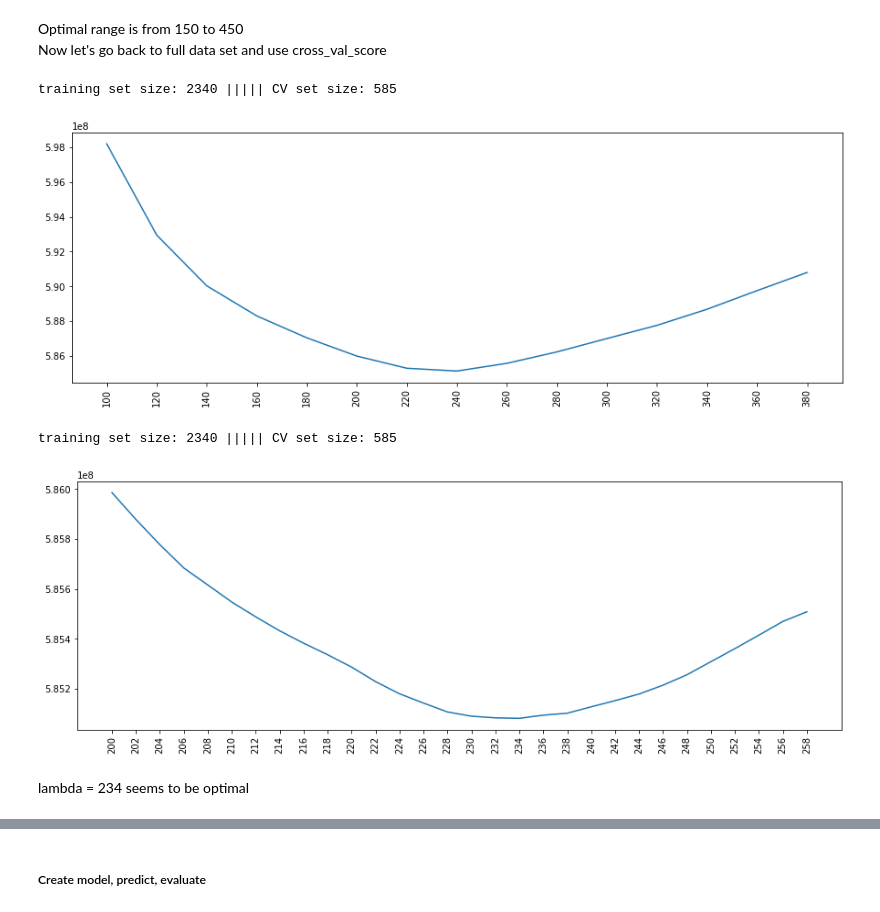
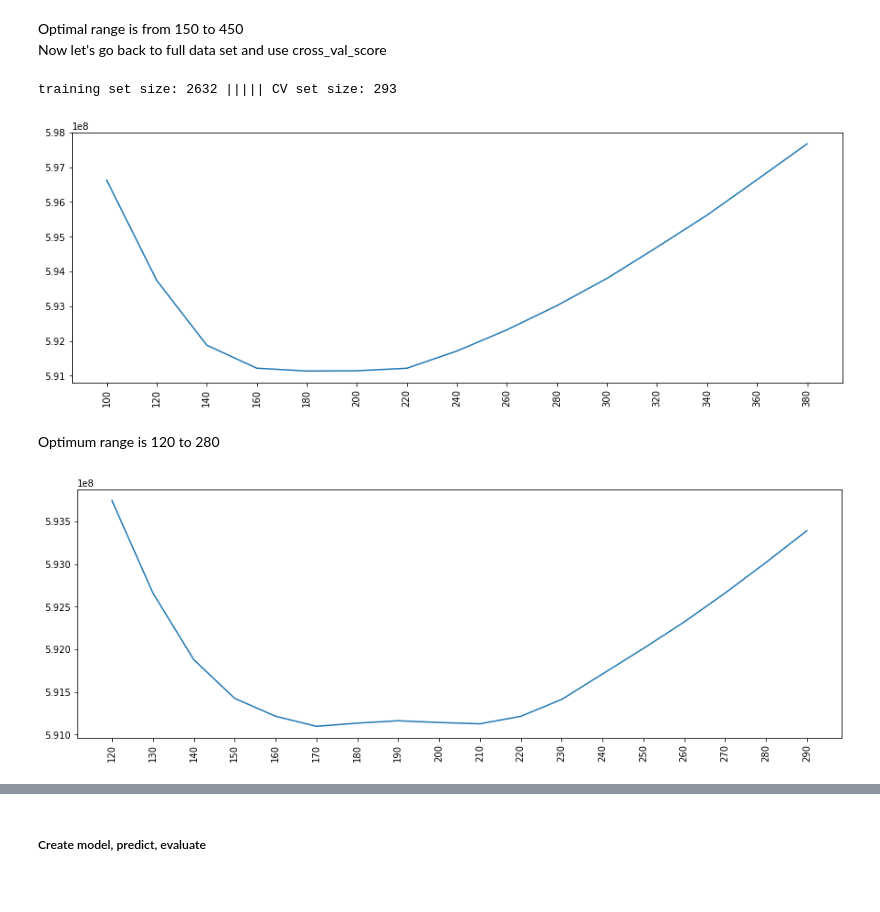
Before and after one commit to kyungoh22/machine_learning, a Jupyter notebook: supervised_learning/housing_price_prediction_model_part2.ipynb, the cells around one changed output, grey strips where cells are left out. Drawn from its saved outputs; the diff is of its cells as text; code cells hidden in the pictures.

```diff
--- a/supervised_learning/housing_price_prediction_model_part2.ipynb
+++ b/supervised_learning/housing_price_prediction_model_part2.ipynb
@@ -337,7 +312,7 @@ Let's use a bigger training set now (80%) and use cross_val_score.
 # %%
 # Split training / test set
 
-X_train, X_test, y_train, y_test = train_test_split(poly_features, y, test_size=0.2, random_state=101)
+X_train, X_test, y_train, y_test = train_test_split(poly_features, y, test_size=0.1, random_state=101)
 
 print (f'training set size: {len(X_train)} ||||| CV set size: {len(X_test)}')
 # %% [output]
@@ -349,7 +324,7 @@ scaler.fit(X_train)
 scaled_X_train = scaler.transform(X_train)
 scaled_X_test = scaler.transform(X_test)
 # %%
-alphas = [10 + 2*i for i in range(100)]
+alphas = [10 + 2*i for i in range(150)]
 cv_errors = []
 for alpha in alphas:
     model = Ridge(alpha = alpha)
@@ -377,7 +352,7 @@ lambda = 158 is our optimal value
 <h5> Create Model, Predict, Evaluate </h5>
 # %%
 # Create model
-model = Ridge (alpha = 158)
+model = Ridge (alpha = 164)
 model.fit(scaled_X_train, y_train)
 
 # Predict
@@ -386,5 +361,5 @@ y_pred = model.predict(scaled_X_test)
 # Evaluate
 MSE = mean_squared_error(y_pred, y_test)
 RMSE = np.sqrt(MSE)
-100*RMSE / df['SalePrice'].mean()
+round(100*RMSE / df['SalePrice'].mean(), 2)
 # %% [output]
@@ -478,24 +455,26 @@ plt.show()
 # %% [markdown]
 Optimal range is from 150 to 450 <br>
 Now let's go back to full data set and use cross_val_score
+# %%
+# Split training / test
+
+X_train, X_test, y_train, y_test = train_test_split(poly_features, y, test_size=0.1, random_state=101)
+
+print (f'training set size: {len(X_train)} ||||| CV set size: {len(X_test)}')
+
+# Scale data
+scaler = StandardScaler()
+scaler.fit(X_train)
+scaled_X_train = scaler.transform(X_train)
+scaled_X_test = scaler.transform(X_test)
+# %% [output]
+training set size: 2632 ||||| CV set size: 293
 # %%
-# Split training / test
-
-X_train, X_test, y_train, y_test = train_test_split(poly_features, y, test_size=0.2, random_state=101)
-
-print (f'training set size: {len(X_train)} ||||| CV set size: {len(X_test)}')
-
-# Scale data
-scaler = StandardScaler()
-scaler.fit(X_train)
-scaled_X_train = scaler.transform(X_train)
-scaled_X_test = scaler.transform(X_test)
-
 # Compute errors for range of lambda values
 alphas = [100 + 20*i for i in range(15)]
 cv_errors = []
 for alpha in alphas:
-    model = Lasso(alpha = alpha)
+    model = Lasso(alpha = alpha, max_iter= 10000)
     scores = cross_val_score(model, scaled_X_train, y_train, scoring='neg_mean_squared_error',cv=5)
     avg_score = abs(scores).mean()
     cv_errors.append(avg_score)
@@ -507,38 +486,24 @@ plt.xticks(ticks = range(len(alphas)), labels = alphas)
 plt.xticks(rotation = 90)
 plt.show()
 # %% [output]
-training set size: 2340 ||||| CV set size: 585
-[figure, old version]
+[figure, new version]
+# %% [markdown]
+Optimum range is 120 to 280
 # %%
-# Select small training set and cv set
-
-X_train, X_test, y_train, y_test = train_test_split(poly_features, y, test_size=0.2, random_state=101)
-
-print (f'training set size: {len(X_train)} ||||| CV set size: {len(X_test)}')
-
-# Scale data
-scaler = StandardScaler()
-scaler.fit(X_train)
-scaled_X_train = scaler.transform(X_train)
-scaled_X_test = scaler.transform(X_test)
-
 # Compute errors for range of lambda values
-alphas = [200 + 2*i for i in range(30)]
+alphas = [120 + 10*i for i in range(18)]
 cv_errors = []
 for alpha in alphas:
-    model = Lasso(alpha = alpha)
+    model = Lasso(alpha = alpha, max_iter=10000)
     scores = cross_val_score(model, scaled_X_train, y_train, scoring='neg_mean_squared_error',cv=5)
     avg_score = abs(scores).mean()
     cv_errors.append(avg_score)
 
 # Plot
 plt.figure(figsize = (15,5))
 plt.plot(cv_errors)
 plt.xticks(ticks = range(len(alphas)), labels = alphas)
 plt.xticks(rotation = 90)
 plt.show()
 # %% [output]
-training set size: 2340 ||||| CV set size: 585
-[figure, old version]
+[figure, new version]
-# %% [markdown]
-lambda = 234 seems to be optimal
```
Also changed, not shown: parts of 70 cells of this notebook, 1 other file.
